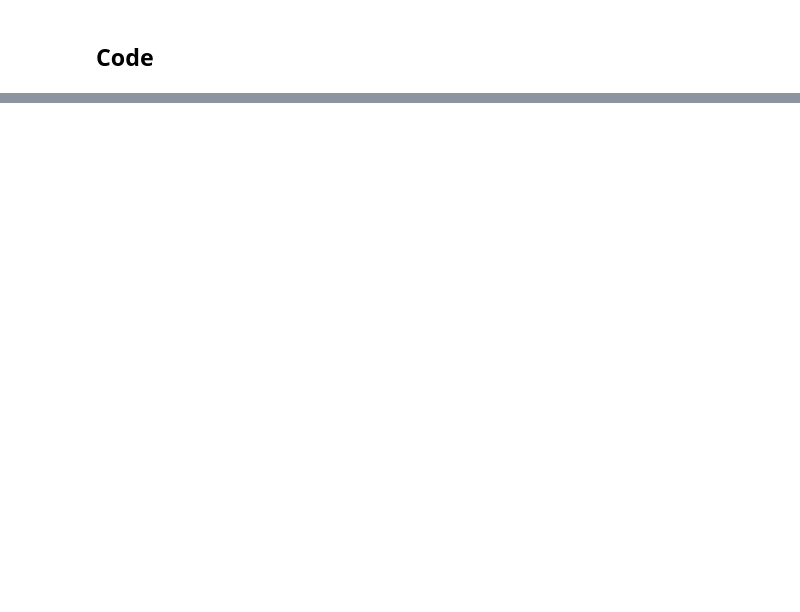
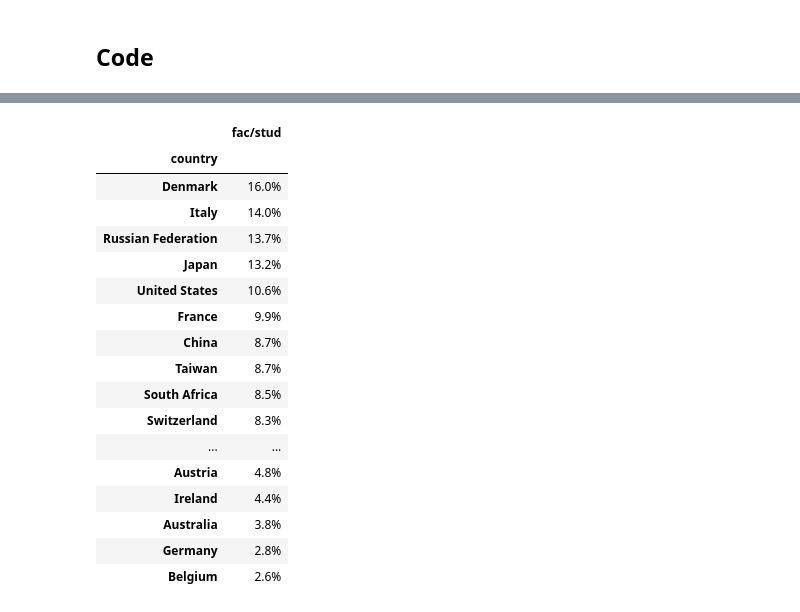
Before and after one commit to darioAnongba/EPFL-ADA, a Jupyter notebook: Labs/02 - Data from the Web/Homework2.ipynb, the cells around one changed output, grey strips where cells are left out. Drawn from its saved outputs; the diff is of its cells as text; code cells hidden in the pictures; blank space fills up the shorter version.

```diff
--- a/Labs/02 - Data from the Web/Homework2.ipynb
+++ b/Labs/02 - Data from the Web/Homework2.ipynb
@@ -155,0 +267,18 @@ universities_times
+# %%
+# Compute ratio
+universities_times['int/stud'] = universities_times['student_int'] / universities_times['student_tot']
+
+# Convert it to float
+universities_times['int/stud'] = universities_times['int/stud'].astype(float)
+
+# Remove unwanted columns
+int_total_student = universities_times[['int/stud','country','region']]
+
+# Sort on the ratio
+int_total_student = int_total_student.sort_values(['int/stud'],ascending=False)
+
+show = int_total_student.copy()
+
+# Show result with a meaningful string
+show['int/stud'] = show['int/stud'].apply(lambda x : PERCENT_FORMAT % (x*100))
+show
@@ -155,0 +316,39 @@ universities_times
+# %%
+# Aggregate attr of a Dataframe on factor using mean as aggregate operator
+def aggregate(show,attr, factor):
+    # Convert attr to float
+    show[attr] = show[attr].astype(float)
+
+    # Group by factor and take the mean
+    show = show.groupby([factor]).mean()
+
+    # Sort on attr
+    show = show.sort_values([attr],ascending=False)
+
+    # apply some nice formating (xx.x%)
+    show[attr] = show[attr].apply(lambda x : PERCENT_FORMAT % (x*100))
+
+    # Return a Dataframe sorted on Descending attr
+    return show
+# %%
+show = aggregate(fac_stud_ratio.copy(),'fac/stud','country')
+show
+# %% [output]
+|  | fac/stud |
+| country |  |
+| Denmark | 16.0% |
+| Italy | 14.0% |
+| Russian Federation | 13.7% |
+| Japan | 13.2% |
+| United States | 10.6% |
+| France | 9.9% |
+| China | 8.7% |
+| Taiwan | 8.7% |
+| South Africa | 8.5% |
+| Switzerland | 8.3% |
+| ... | ... |
+| Austria | 4.8% |
+| Ireland | 4.4% |
+| Australia | 3.8% |
+| Germany | 2.8% |
+| Belgium | 2.6% |
```
Also changed, not shown: parts of 26 cells of this notebook.
